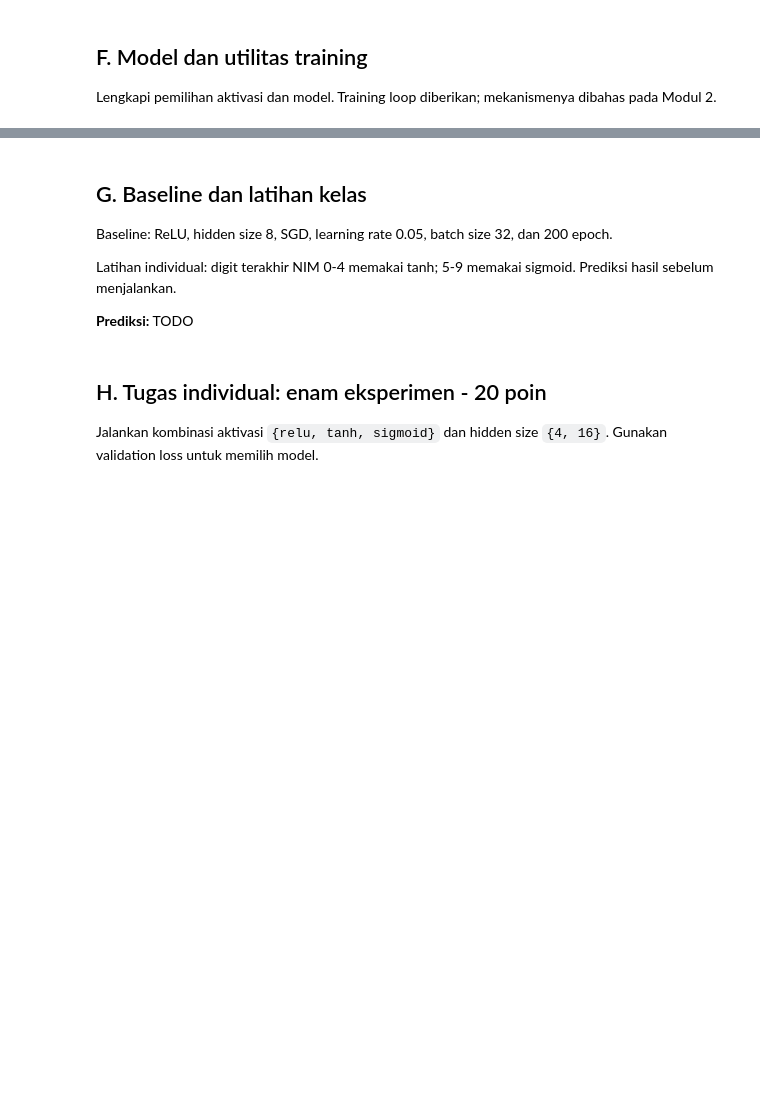
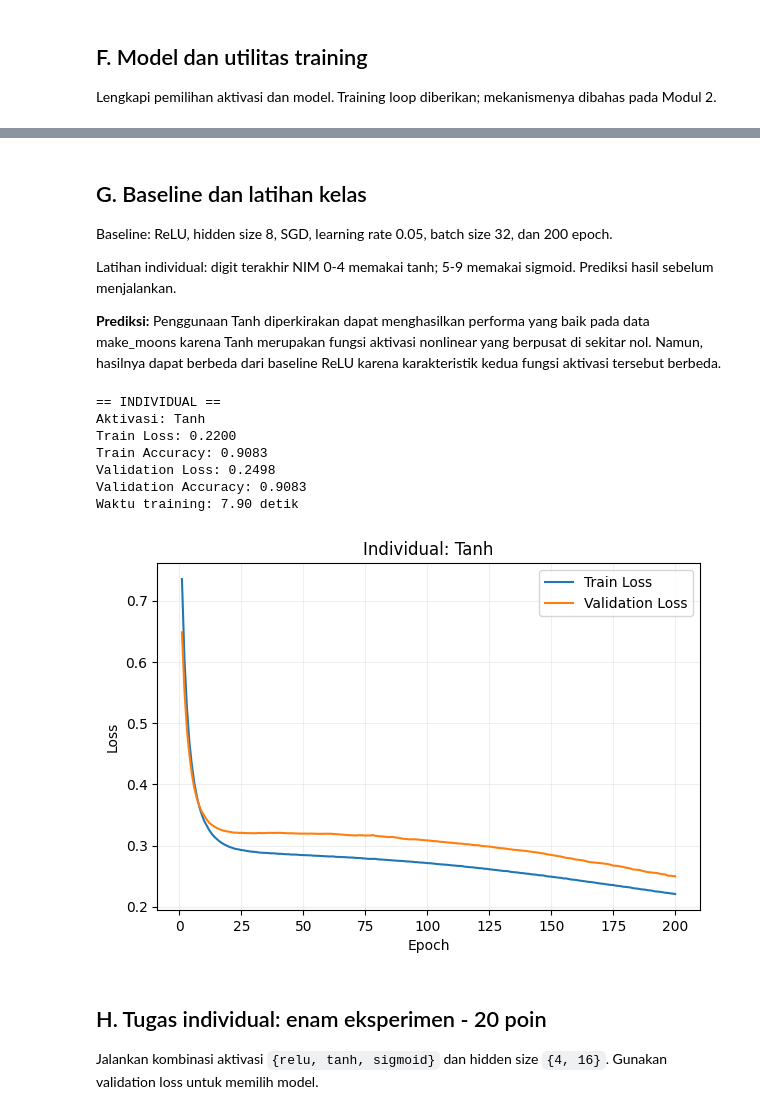
Before and after one commit to itsluthfia/Modul-Praktikum-Deep-Learning, a Jupyter notebook: M01_123450004.ipynb, the cells around one changed output, grey strips where cells are left out. Drawn from its saved outputs; the diff is of its cells as text; code cells hidden in the pictures; blank space fills up the shorter version.

```diff
--- a/M01_123450004.ipynb
+++ b/M01_123450004.ipynb
@@ -36,8 +36,8 @@ from sklearn.preprocessing import StandardScaler
 from torch import nn
 from torch.utils.data import DataLoader, TensorDataset
 
-NIM = 'ISI_NIM'  # TODO: ganti dengan NIM lengkap
-assert NIM.isdigit() and len(NIM) >= 4, 'Isi NIM dengan angka sebelum melanjutkan.'
+NIM = '12340004'  # TODO: ganti dengan NIM lengkap
+assert NIM.isdigit() and len(NIM) >= 4, '123450004'
 NIM_LAST4 = int(NIM[-4:])
 SEED = 1000 + NIM_LAST4
 DEVICE = torch.device('cuda' if torch.cuda.is_available() else 'cpu')
@@ -310,4 +411,4 @@ Baseline: ReLU, hidden size 8, SGD, learning rate 0.05, batch size 32, dan 200 e
 
 Latihan individual: digit terakhir NIM 0-4 memakai tanh; 5-9 memakai sigmoid. Prediksi hasil sebelum menjalankan.
 
-**Prediksi:** TODO
+**Prediksi:** Penggunaan Tanh diperkirakan dapat menghasilkan performa yang baik pada data make_moons karena Tanh merupakan fungsi aktivasi nonlinear yang berpusat di sekitar nol. Namun, hasilnya dapat berbeda dari baseline ReLU karena karakteristik kedua fungsi aktivasi tersebut berbeda.
@@ -318,3 +415,67 @@ raise NotImplementedError('Selesaikan baseline dan latihan individual.')
+# %%
+# Latihan individual: digit terakhir NIM = 4 → Tanh
+individual_model = build_model(
+    hidden_dim=8,
+    activation='tanh'
+).to(DEVICE)
+
+individual_history, individual_time = train_model(
+    individual_model,
+    epochs=200,
+    learning_rate=0.05,
+    batch_size=32,
+    seed=SEED
+)
+
+# Evaluasi train dan validation
+individual_train_metrics = evaluate(
+    individual_model,
+    X_train_t.to(DEVICE),
+    y_train_t.to(DEVICE)
+)
+
+individual_val_metrics = evaluate(
+    individual_model,
+    X_val_t,
+    y_val_t
+)
+
+print("\n== INDIVIDUAL ==")
+print("Aktivasi: Tanh")
+print(f"Train Loss: {individual_train_metrics['loss']:.4f}")
+print(f"Train Accuracy: {individual_train_metrics['accuracy']:.4f}")
+print(f"Validation Loss: {individual_val_metrics['loss']:.4f}")
+print(f"Validation Accuracy: {individual_val_metrics['accuracy']:.4f}")
+print(f"Waktu training: {individual_time:.2f} detik")
+
+# Plot train dan validation loss
+plt.figure(figsize=(7, 4.5))
+plt.plot(
+    individual_history['epoch'],
+    individual_history['train_loss'],
+    label='Train Loss'
+)
+plt.plot(
+    individual_history['epoch'],
+    individual_history['val_loss'],
+    label='Validation Loss'
+)
+
+plt.xlabel('Epoch')
+plt.ylabel('Loss')
+plt.title('Individual: Tanh')
+plt.legend()
+plt.grid(alpha=0.2)
+plt.show()
+# %% [output]
+== INDIVIDUAL ==
+Aktivasi: Tanh
+Train Loss: 0.2200
+Train Accuracy: 0.9083
+Validation Loss: 0.2498
+Validation Accuracy: 0.9083
+Waktu training: 7.90 detik
+[figure, added]
 # %% [markdown]
 ## H. Tugas individual: enam eksperimen - 20 poin
 
```
Also changed, not shown: parts of 25 cells of this notebook.
